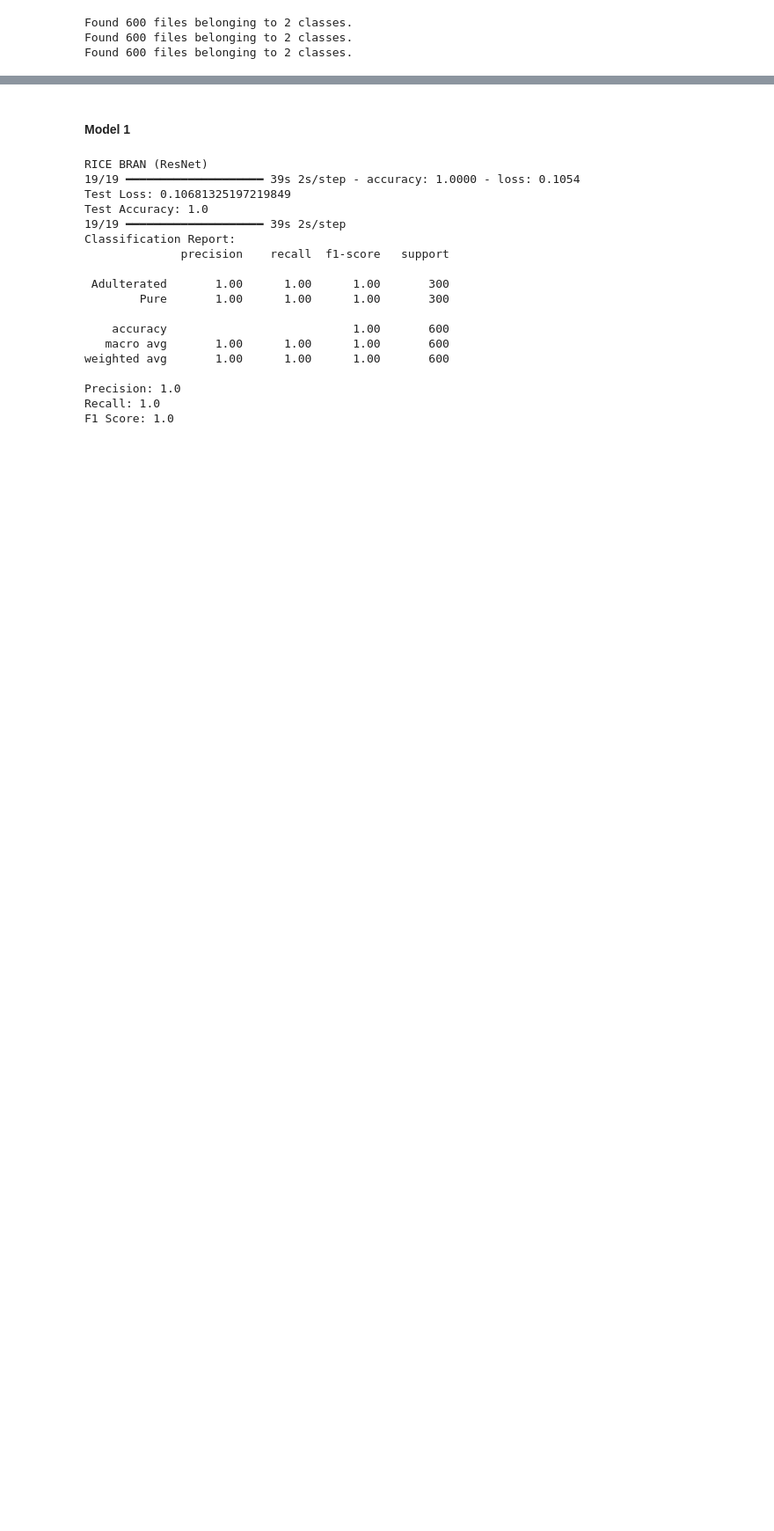
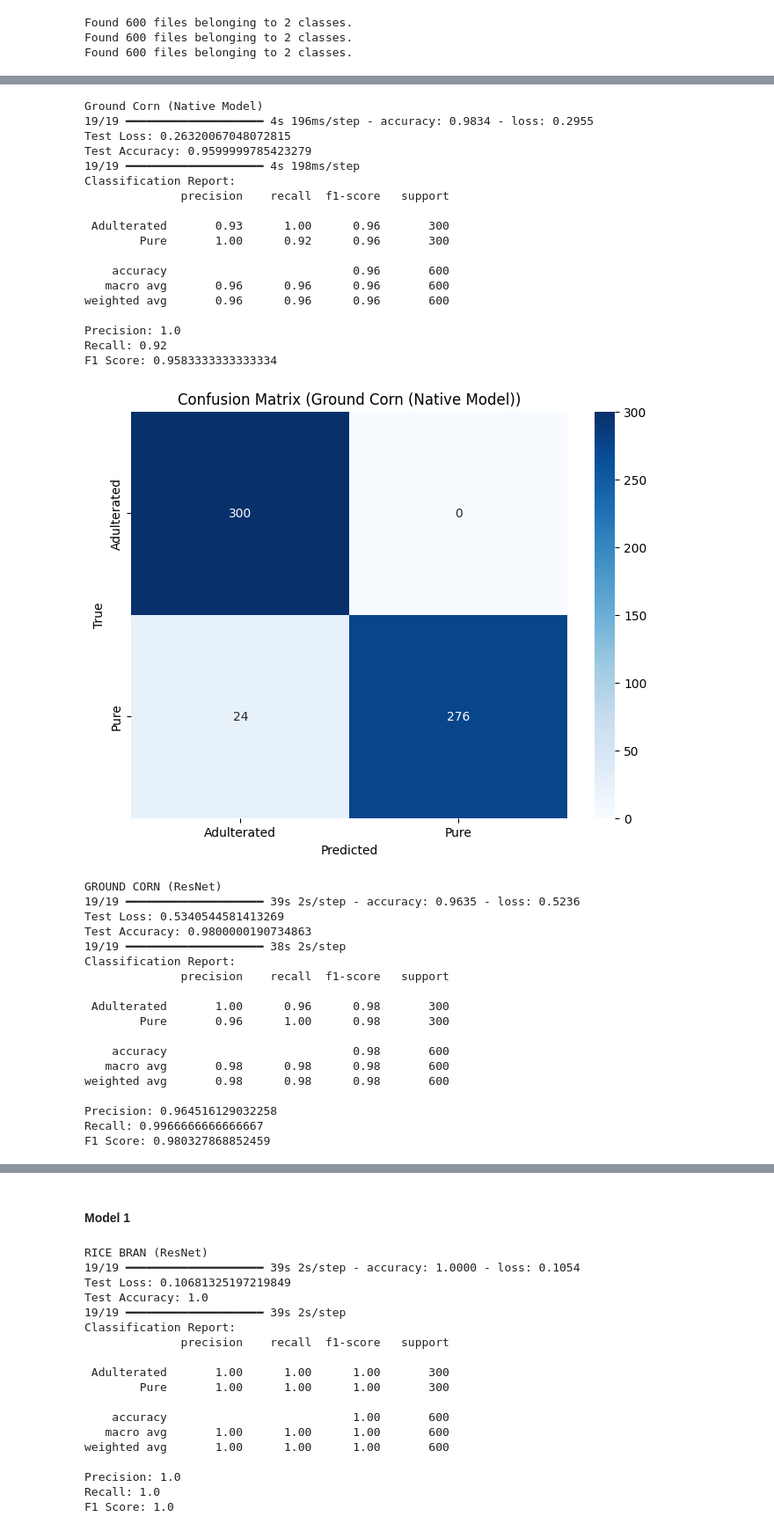
Before and after one commit to buggernut04/Thesis_Project_Feed_Classification, a Jupyter notebook: test_saved_models.ipynb, the cells around one changed output, grey strips where cells are left out. Shown at 88% size. Drawn from its saved outputs; the diff is of its cells as text; code cells hidden in the pictures; blank space fills up the shorter version.

```diff
--- a/test_saved_models.ipynb
+++ b/test_saved_models.ipynb
@@ -140,0 +276,47 @@ WARNING:absl:Compiled the loaded model, but the compiled metrics have yet to be
+# %%
+print('Ground Corn (Native Model)')
+evaluate_model(native_corn_model_3, test_dir_corn, 'Ground Corn (Native Model)')
+
+print('GROUND CORN (ResNet)')
+evaluate_model(resnet_corn_model_5, test_dir_corn, 'Ground Corn (ResNet)')
+
+print('GROUND CORN (VGGNet)')
+evaluate_model(vggnet_corn_model_4, test_dir_corn, 'Ground Corn (VGGNet)')
+# %% [output]
+Ground Corn (Native Model)
+19/19 ━━━━━━━━━━━━━━━━━━━━ 4s 196ms/step - accuracy: 0.9834 - loss: 0.2955
+Test Loss: 0.26320067048072815
+Test Accuracy: 0.9599999785423279
+19/19 ━━━━━━━━━━━━━━━━━━━━ 4s 198ms/step
+Classification Report:
+              precision    recall  f1-score   support
+
+ Adulterated       0.93      1.00      0.96       300
+        Pure       1.00      0.92      0.96       300
+
+    accuracy                           0.96       600
+   macro avg       0.96      0.96      0.96       600
+weighted avg       0.96      0.96      0.96       600
+
+Precision: 1.0
+Recall: 0.92
+F1 Score: 0.9583333333333334
+[figure, added]
+GROUND CORN (ResNet)
+19/19 ━━━━━━━━━━━━━━━━━━━━ 39s 2s/step - accuracy: 0.9635 - loss: 0.5236
+Test Loss: 0.5340544581413269
+Test Accuracy: 0.9800000190734863
+19/19 ━━━━━━━━━━━━━━━━━━━━ 38s 2s/step
+Classification Report:
+              precision    recall  f1-score   support
+
+ Adulterated       1.00      0.96      0.98       300
+        Pure       0.96      1.00      0.98       300
+
+    accuracy                           0.98       600
+   macro avg       0.98      0.98      0.98       600
+weighted avg       0.98      0.98      0.98       600
+
+Precision: 0.964516129032258
+Recall: 0.9966666666666667
+F1 Score: 0.980327868852459
```
Also changed, not shown: parts of 5 cells of this notebook, 6 other files.
